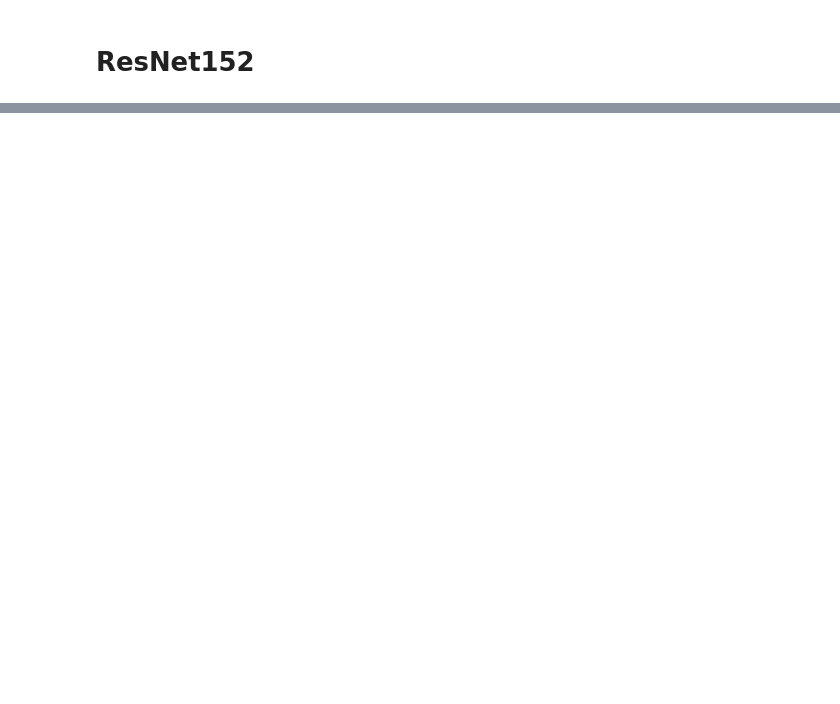
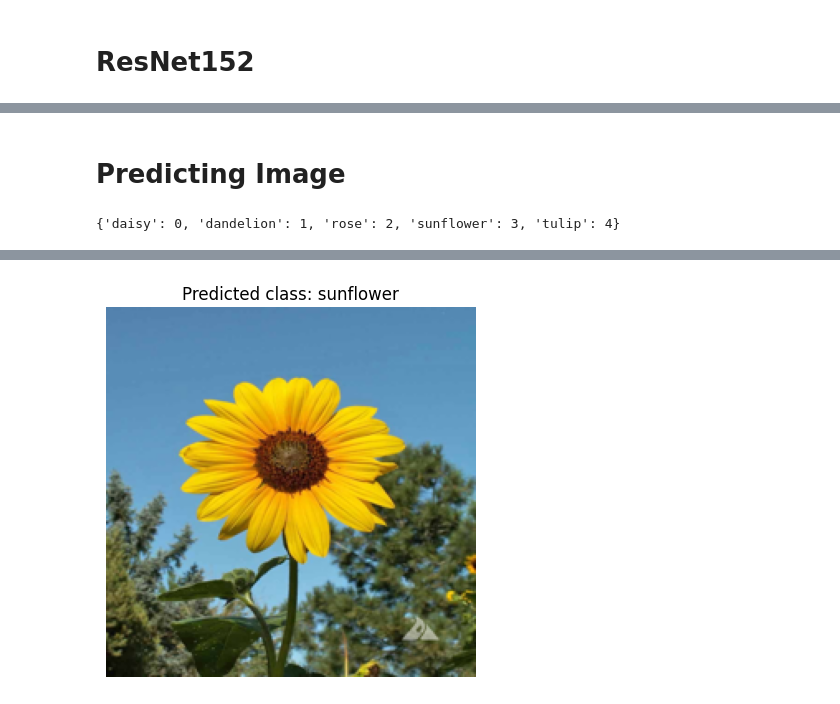
Before and after one commit to Dilshan09/DL_Assignment, a Jupyter notebook: flowers_detector_resnet152_model.ipynb, the cells around one changed output, grey strips where cells are left out. Drawn from its saved outputs; the diff is of its cells as text; code cells hidden in the pictures; blank space fills up the shorter version.

Commit message:
predict the image

```diff
--- a/flowers_detector_resnet152_model.ipynb
+++ b/flowers_detector_resnet152_model.ipynb
@@ -486,0 +497,43 @@ plt.show()
+# %% [markdown]
+# Predicting Image
+# %%
+train_flower_gen.class_indices
+# %% [output]
+{'daisy': 0, 'dandelion': 1, 'rose': 2, 'sunflower': 3, 'tulip': 4}
+# %%
+import numpy as np
+import tensorflow as tf
+from PIL import Image
+
+# Open the image file
+image_path = '/content/drive/MyDrive/DL/sunflower.jpg'
+image = Image.open(image_path)
+
+# Resize the image to the required input size of the model
+image = image.resize((224, 224))
+
+# Convert the image to an array and normalize the pixel values
+image_array = np.array(image.convert('RGB')) / 255.0
+
+# Add a batch dimension to the image array
+image_array = np.expand_dims(image_array, axis=0)
+
+# Make a prediction using the pre-trained ResNet model
+prediction = resnet_model.predict(image_array)
+
+# Get the predicted class index
+predicted_class_index = np.argmax(prediction)
+
+# Get the class names from train_flower_gen.class_indices
+class_names = {v: k for k, v in train_flower_gen.class_indices.items()}
+predicted_class_name = class_names[predicted_class_index]
+
+# Print the predicted class
+print('Predicted class:', predicted_class_name)
+
+# Display the image with the predicted class name
+plt.imshow(image)
+plt.title(f'Predicted class: {predicted_class_name}')
+plt.axis('off')  # Hide the axis
+plt.show()
+# %% [output]
@@ -486,0 +542 @@ plt.show()
+[figure, added]
```
Also changed, not shown: parts of 16 cells of this notebook.
